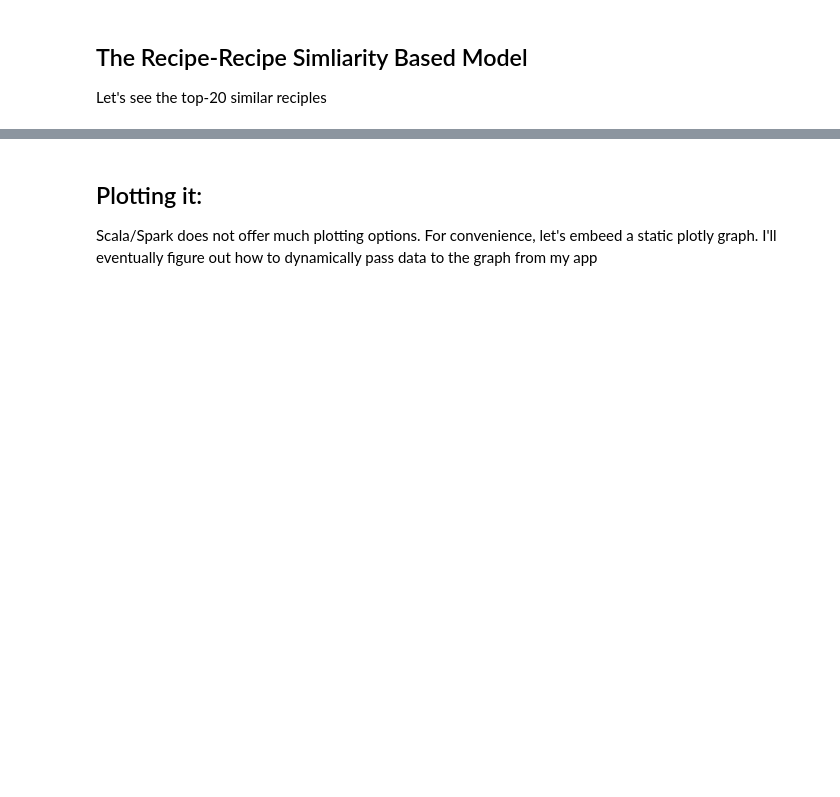
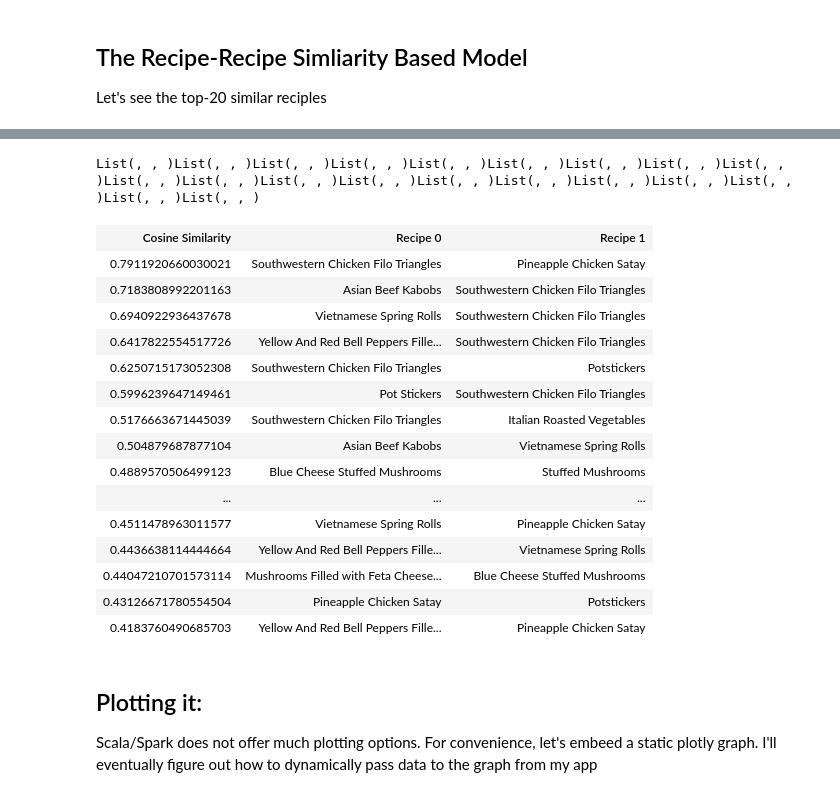
Before and after one commit to rmalarc/DATA643, a Jupyter notebook: src/main/scala/week3/Project3.ipynb, the cells around one changed output, grey strips where cells are left out. Saved outputs shown, nothing was run; the diff lists cells and outputs as text; code cells hidden in the pictures; blank space fills up the shorter version.

```diff
--- a/src/main/scala/week3/Project3.ipynb
+++ b/src/main/scala/week3/Project3.ipynb
@@ -563,3 +520,35 @@ List(, , , , )List(, , , , )List(, , , , )List(, , , , )List(, , , , )List(, , ,
+# %%
+displayTable(simmilarities
+//             .filter(_._3 >0.5)
+             .map( r=>
+                        Map("Recipe 0" -> r._1,
+                            "Recipe 1" -> r._2,
+                            "Cosine Similarity" -> r._3.toString//,
+//                            "Recipe Text 0" -> r._4,
+//                            "Recipe Text 1" -> r._5
+                           )
+                )
+             .toList
+             .take(20)
+            )
+# %% [output]
+List(, , )List(, , )List(, , )List(, , )List(, , )List(, , )List(, , )List(, , )List(, , )List(, , )List(, , )List(, , )List(, , )List(, , )List(, , )List(, , )List(, , )List(, , )List(, , )List(, , )
+| Cosine Similarity | Recipe 0 | Recipe 1 |
+| 0.7911920660030021 | Southwestern Chicken Filo Triangles | Pineapple Chicken Satay |
+| 0.7183808992201163 | Asian Beef Kabobs | Southwestern Chicken Filo Triangles |
+| 0.6940922936437678 | Vietnamese Spring Rolls | Southwestern Chicken Filo Triangles |
+| 0.6417822554517726 | Yellow And Red Bell Peppers Fille... | Southwestern Chicken Filo Triangles |
+| 0.6250715173052308 | Southwestern Chicken Filo Triangles | Potstickers |
+| 0.5996239647149461 | Pot Stickers | Southwestern Chicken Filo Triangles |
+| 0.5176663671445039 | Southwestern Chicken Filo Triangles | Italian Roasted Vegetables |
+| 0.504879687877104 | Asian Beef Kabobs | Vietnamese Spring Rolls |
+| 0.4889570506499123 | Blue Cheese Stuffed Mushrooms | Stuffed Mushrooms |
+| ... | ... | ... |
+| 0.4511478963011577 | Vietnamese Spring Rolls | Pineapple Chicken Satay |
+| 0.4436638114444664 | Yellow And Red Bell Peppers Fille... | Vietnamese Spring Rolls |
+| 0.44047210701573114 | Mushrooms Filled with Feta Cheese... | Blue Cheese Stuffed Mushrooms |
+| 0.43126671780554504 | Pineapple Chicken Satay | Potstickers |
+| 0.4183760490685703 | Yellow And Red Bell Peppers Fille... | Pineapple Chicken Satay |
 # %% [markdown]
 ## Plotting it:
 
```
Also changed, not shown: parts of 48 cells of this notebook.
